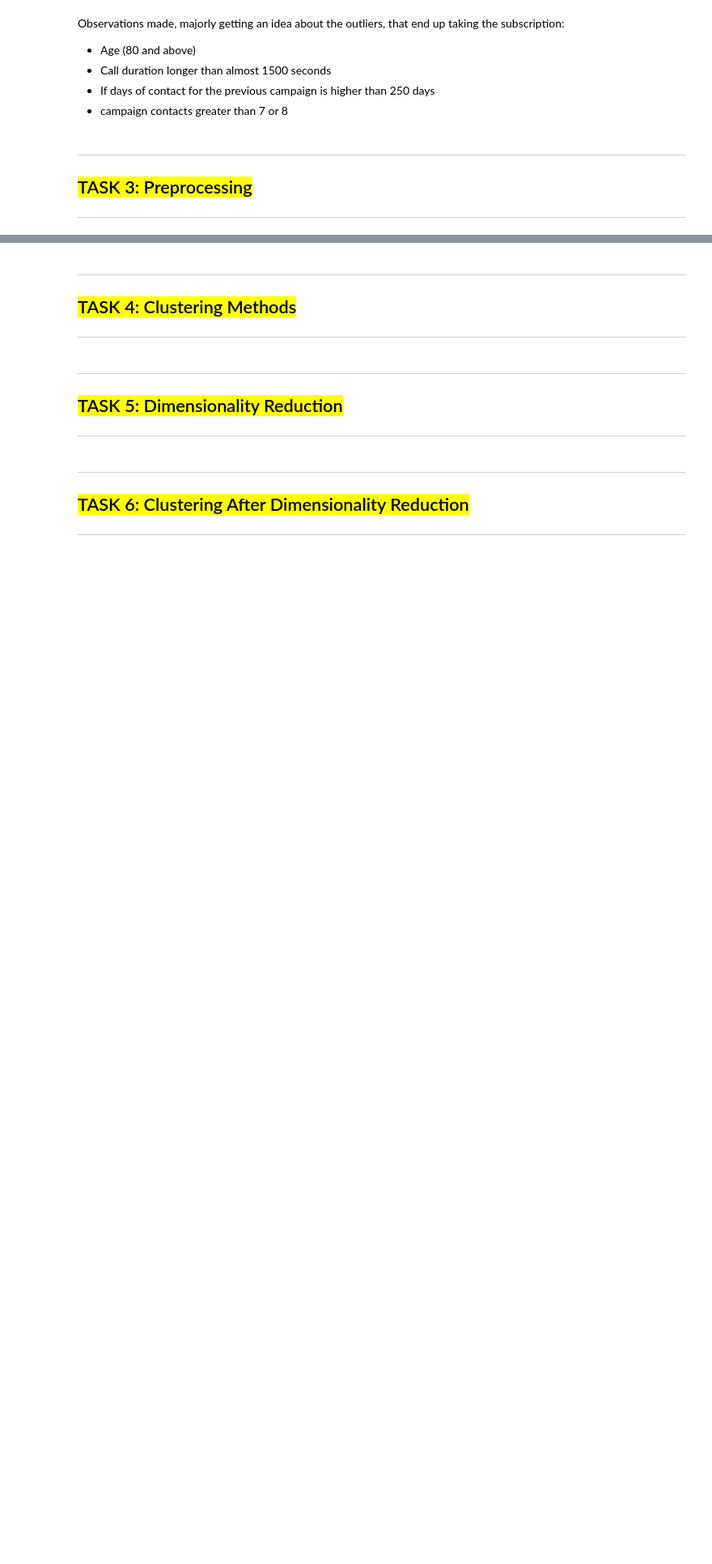
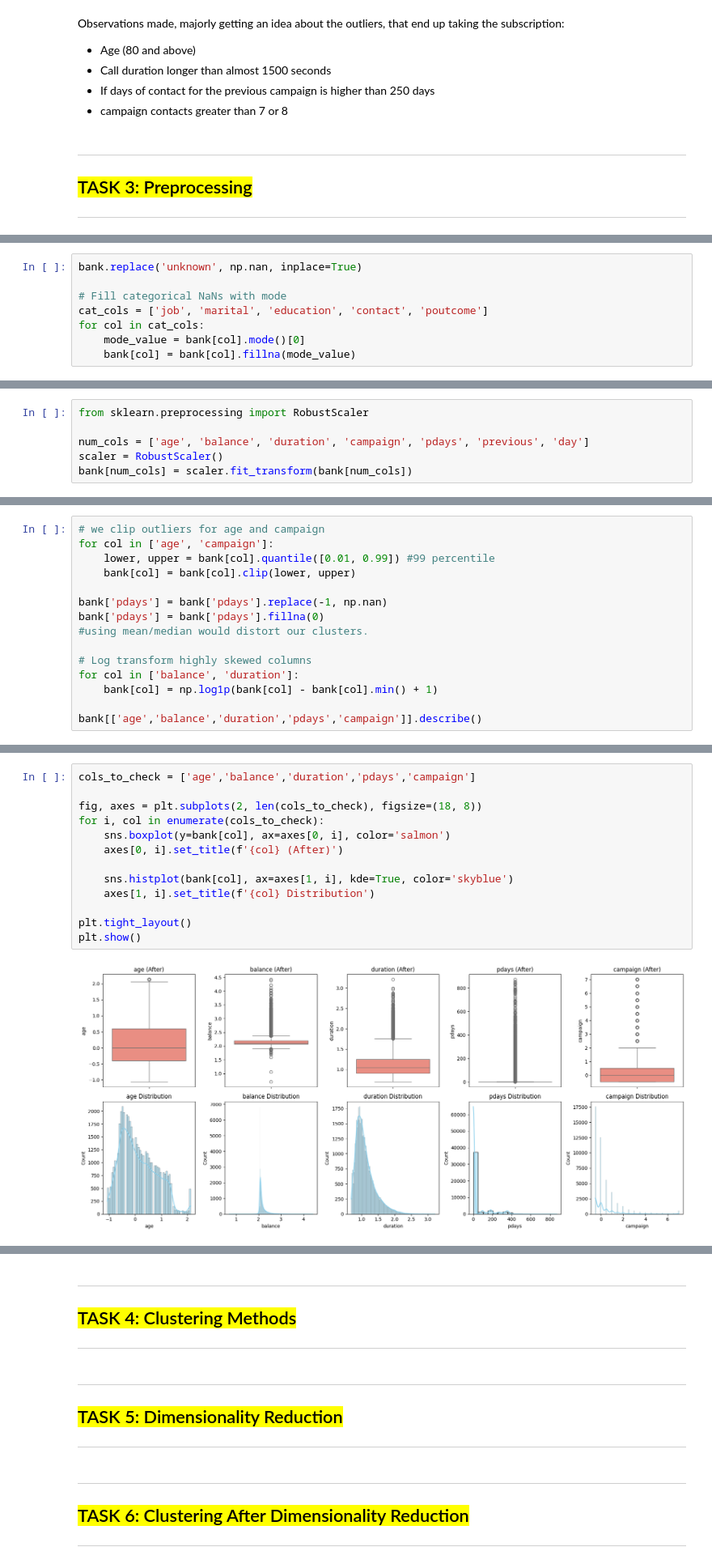
Before and after one commit to neha-palak/IML_A2, a Jupyter notebook: assignment2.ipynb, the cells around one changed output, grey strips where cells are left out. Shown at 81% size. Saved outputs shown, nothing was run; the diff lists cells and outputs as text; blank space fills up the shorter version.

```diff
--- a/assignment2.ipynb
+++ b/assignment2.ipynb
@@ -757,0 +709,8 @@ plt.show()
+# %%
+bank.replace('unknown', np.nan, inplace=True)
+
+# Fill categorical NaNs with mode
+cat_cols = ['job', 'marital', 'education', 'contact', 'poutcome']
+for col in cat_cols:
+    mode_value = bank[col].mode()[0]
+    bank[col] = bank[col].fillna(mode_value)
@@ -757,0 +719,6 @@ plt.show()
+# %%
+from sklearn.preprocessing import RobustScaler
+
+num_cols = ['age', 'balance', 'duration', 'campaign', 'pdays', 'previous', 'day']
+scaler = RobustScaler()
+bank[num_cols] = scaler.fit_transform(bank[num_cols])
@@ -757,0 +737,15 @@ plt.show()
+# %%
+# we clip outliers for age and campaign
+for col in ['age', 'campaign']:
+    lower, upper = bank[col].quantile([0.01, 0.99]) #99 percentile
+    bank[col] = bank[col].clip(lower, upper)
+
+bank['pdays'] = bank['pdays'].replace(-1, np.nan)
+bank['pdays'] = bank['pdays'].fillna(0)
+#using mean/median would distort our clusters.
+
+# Log transform highly skewed columns
+for col in ['balance', 'duration']:
+    bank[col] = np.log1p(bank[col] - bank[col].min() + 1)
+
+bank[['age','balance','duration','pdays','campaign']].describe()
@@ -757,0 +762,15 @@ plt.show()
+# %%
+cols_to_check = ['age','balance','duration','pdays','campaign']
+
+fig, axes = plt.subplots(2, len(cols_to_check), figsize=(18, 8))
+for i, col in enumerate(cols_to_check):
+    sns.boxplot(y=bank[col], ax=axes[0, i], color='salmon')
+    axes[0, i].set_title(f'{col} (After)')
+
+    sns.histplot(bank[col], ax=axes[1, i], kde=True, color='skyblue')
+    axes[1, i].set_title(f'{col} Distribution')
+
+plt.tight_layout()
+plt.show()
+# %% [output]
+[figure, added]
```
Also changed, not shown: parts of 18 cells of this notebook.
